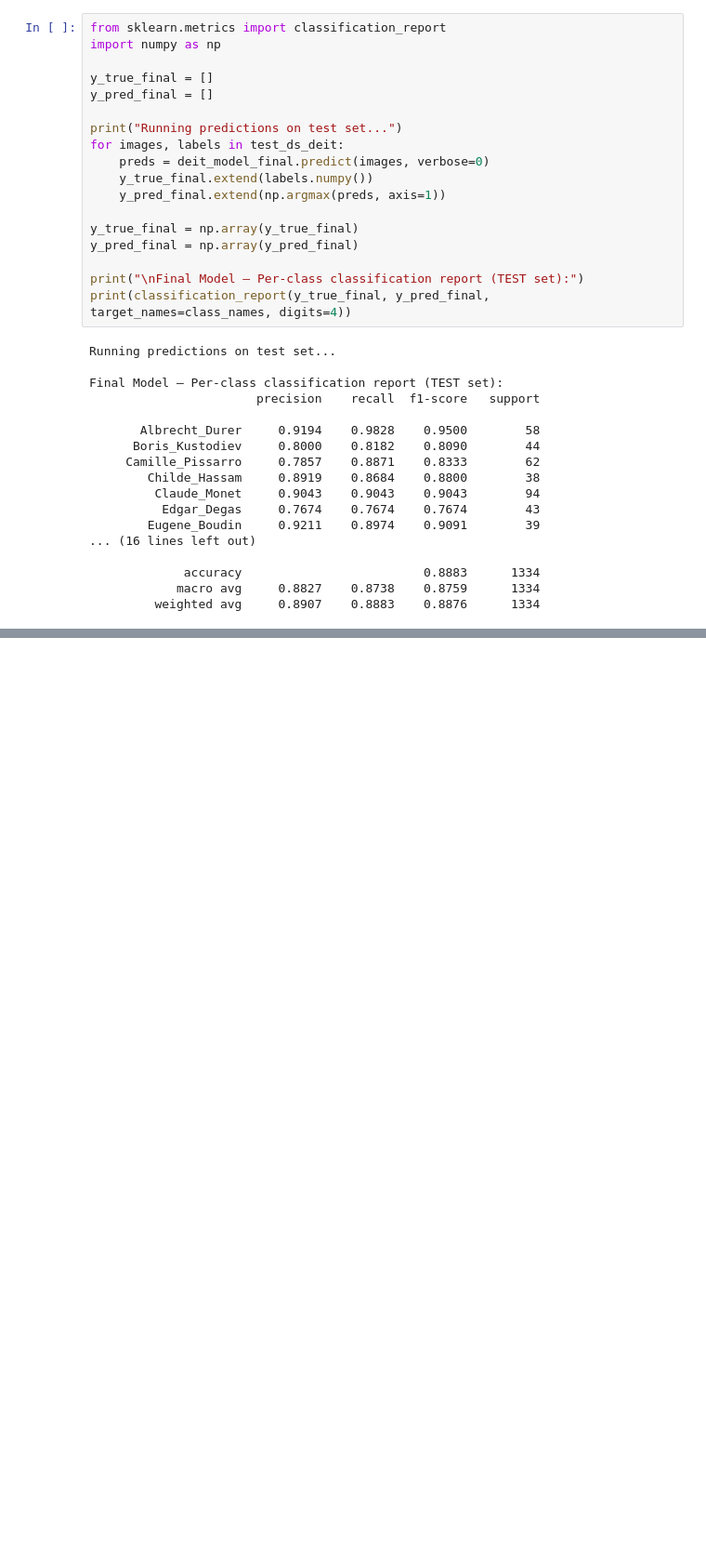
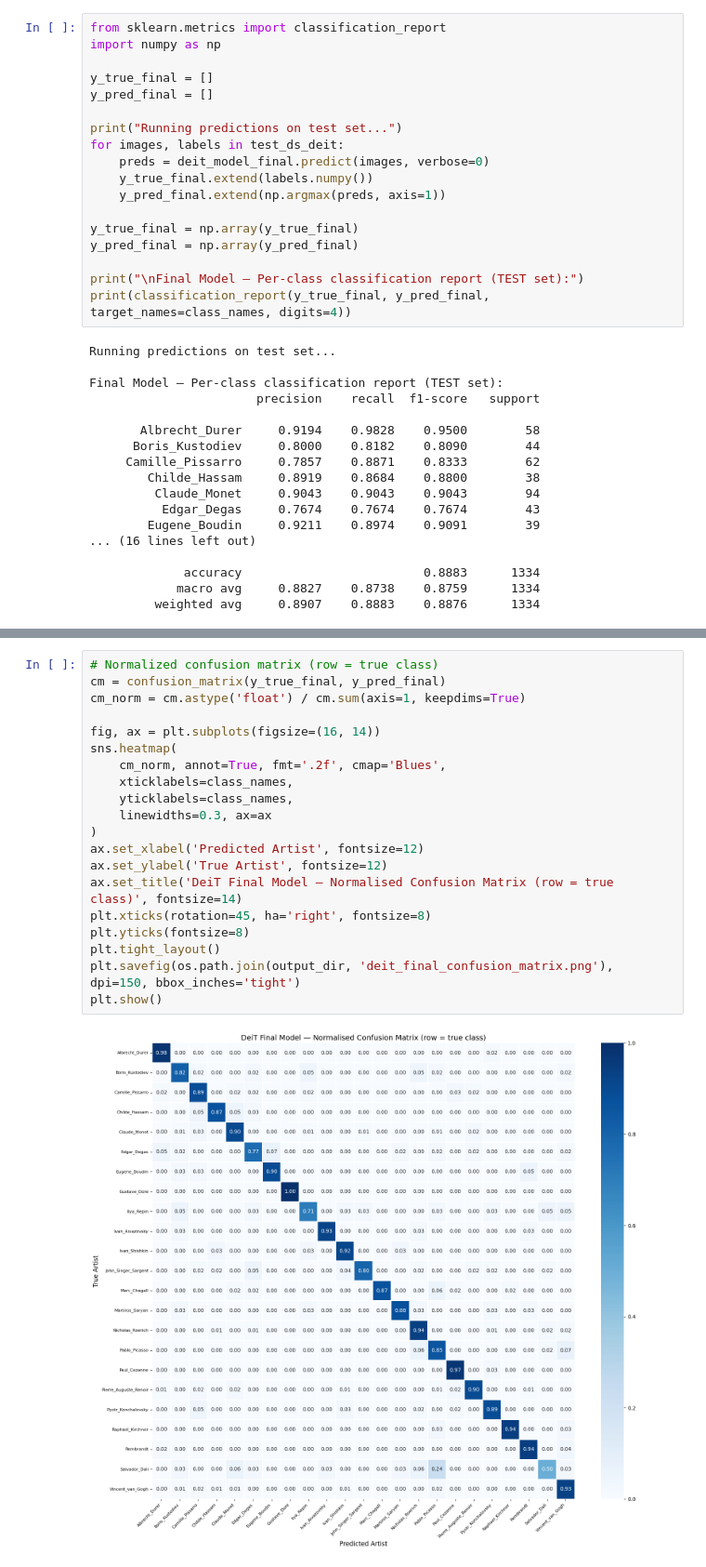
Before and after one commit to guilhermetnsilva/deep-learning-project, a Jupyter notebook: Transformer.ipynb, the cells around one changed output, grey strips where cells are left out. Shown at 93% size. Saved outputs shown, nothing was run; the diff lists cells and outputs as text; blank space fills up the shorter version.

```diff
--- a/Transformer.ipynb
+++ b/Transformer.ipynb
@@ -1086,0 +1122,22 @@ Final Model — Per-class classification report (TEST set):
+# %%
+# Normalized confusion matrix (row = true class)
+cm = confusion_matrix(y_true_final, y_pred_final)
+cm_norm = cm.astype('float') / cm.sum(axis=1, keepdims=True)
+
+fig, ax = plt.subplots(figsize=(16, 14))
+sns.heatmap(
+    cm_norm, annot=True, fmt='.2f', cmap='Blues',
+    xticklabels=class_names,
+    yticklabels=class_names,
+    linewidths=0.3, ax=ax
+)
+ax.set_xlabel('Predicted Artist', fontsize=12)
+ax.set_ylabel('True Artist', fontsize=12)
+ax.set_title('DeiT Final Model — Normalised Confusion Matrix (row = true class)', fontsize=14)
+plt.xticks(rotation=45, ha='right', fontsize=8)
+plt.yticks(fontsize=8)
+plt.tight_layout()
+plt.savefig(os.path.join(output_dir, 'deit_final_confusion_matrix.png'), dpi=150, bbox_inches='tight')
+plt.show()
+# %% [output]
+[figure, added]
```
Also changed, not shown: parts of 2 cells of this notebook.
